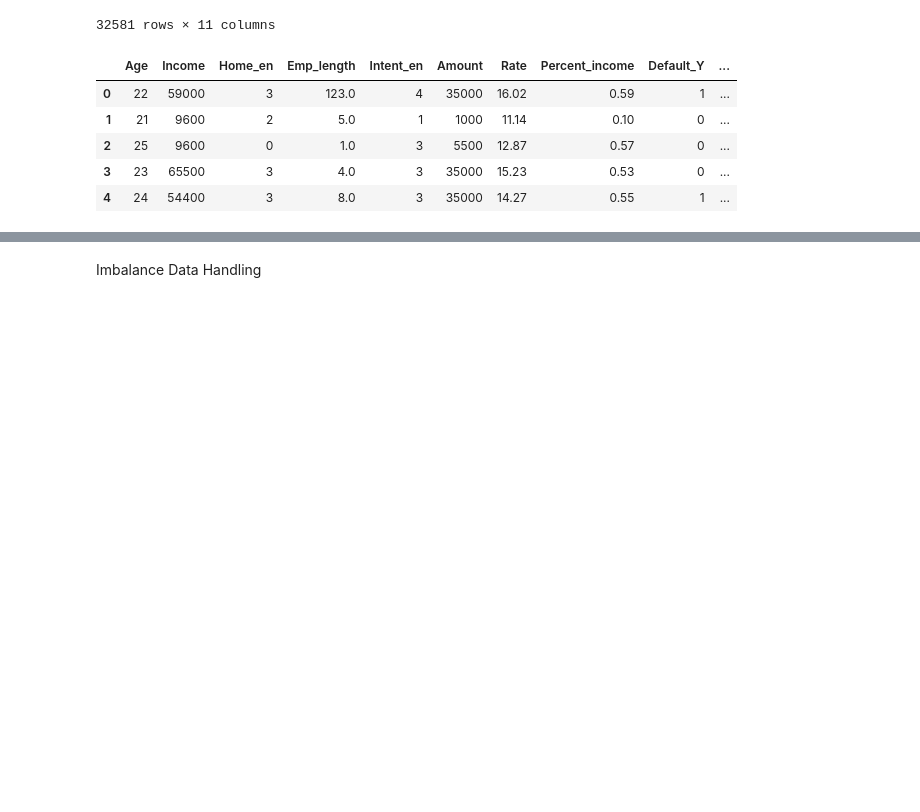
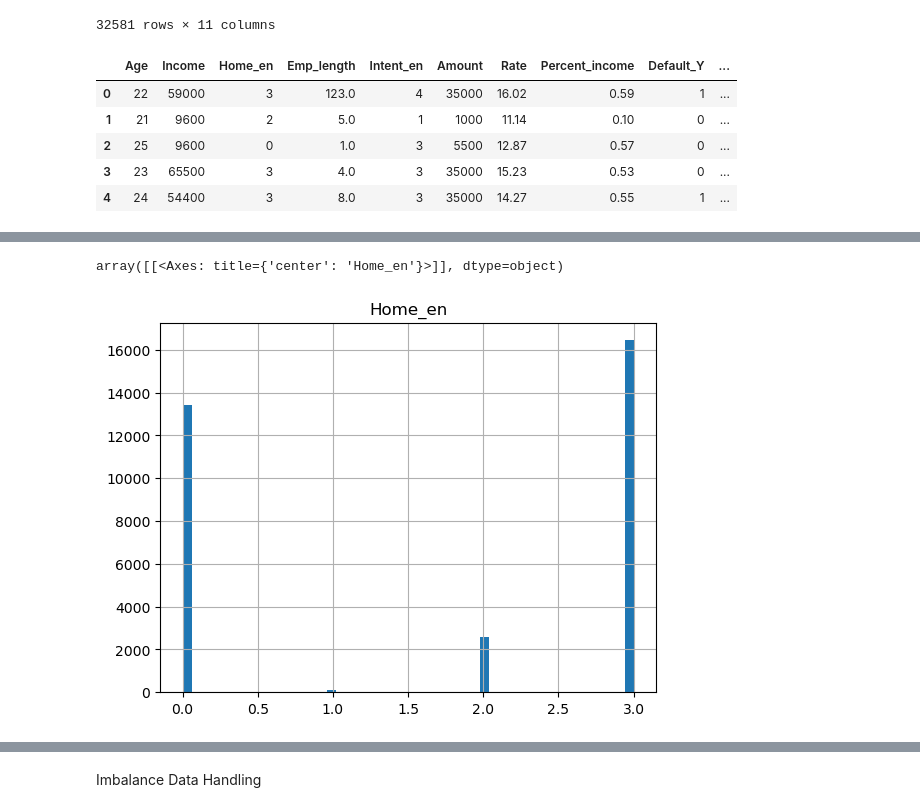
Before and after one commit to ChanukaDil/Bank_Loan_Predict, a Jupyter notebook: Project.ipynb, the cells around one changed output, grey strips where cells are left out. Drawn from its saved outputs; the diff is of its cells as text; code cells hidden in the pictures; blank space fills up the shorter version.

```diff
--- a/Project.ipynb
+++ b/Project.ipynb
@@ -366,0 +376,5 @@ data_12.head()
+# %%
+data_12.hist(column='Home_en', bins=50)
+# %% [output]
+array([[<Axes: title={'center': 'Home_en'}>]], dtype=object)
+[figure, added]
```
Also changed, not shown: parts of 20 cells of this notebook.
